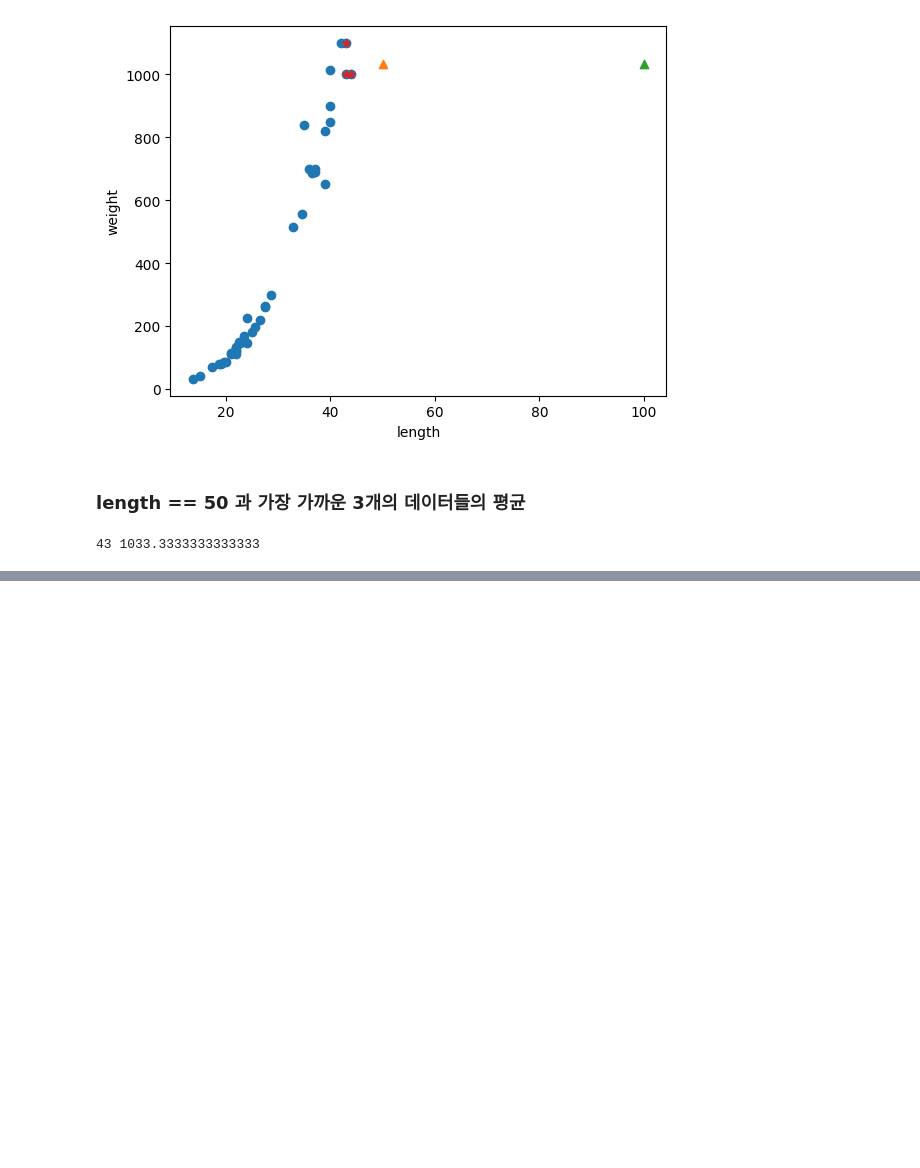
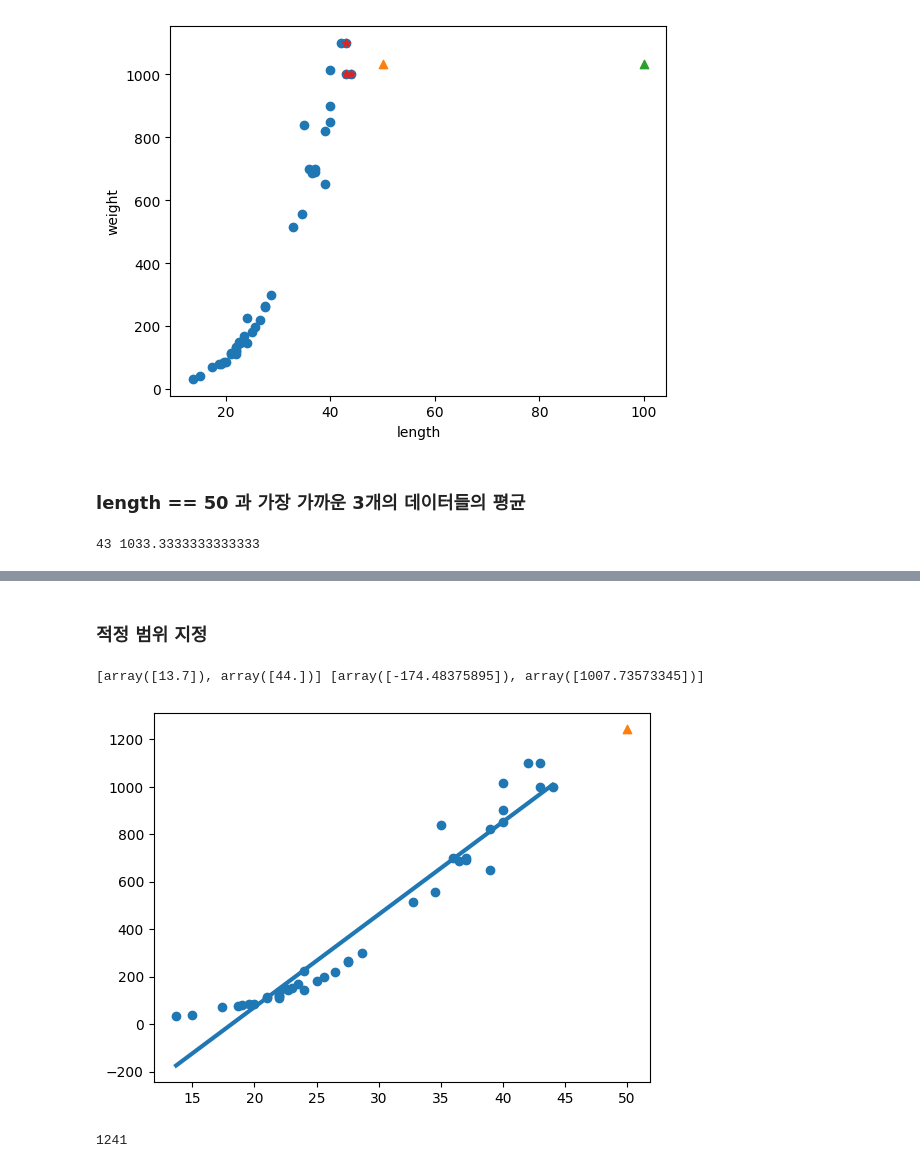
Before and after one commit to tbongkim03/fishregression, a Jupyter notebook: src/fishregression/test.ipynb, the cells around one changed output, grey strips where cells are left out. Saved outputs shown, nothing was run; the diff lists cells and outputs as text; code cells hidden in the pictures; blank space fills up the shorter version.

```diff
--- a/src/fishregression/test.ipynb
+++ b/src/fishregression/test.ipynb
@@ -259,0 +318,20 @@ print(ln, wg)
+# %% [markdown]
+### **적정 범위 지정**
+# %%
+x_values = [min(train_input), max(train_input)]
+y_values = [A * min(train_input) + B, A * max(train_input) + B]
+
+print(x_values, y_values)
+# %% [output]
+[array([13.7]), array([44.])] [array([-174.48375895]), array([1007.73573345])]
+# %%
+plt.scatter(train_input, train_target)
+plt.plot(x_values, y_values, linewidth=3)
+plt.scatter(50, int(reg.predict([[50]])[0]), marker="^")
+plt.show()
+# %% [output]
+[figure, added]
+# %%
+int(reg.predict([[50]])[0])
+# %% [output]
+1241
```
Also changed, not shown: parts of 13 cells of this notebook.
